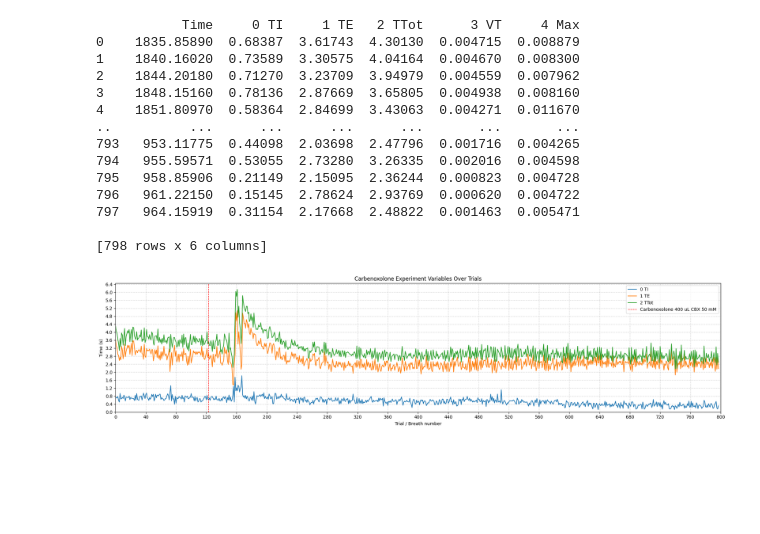
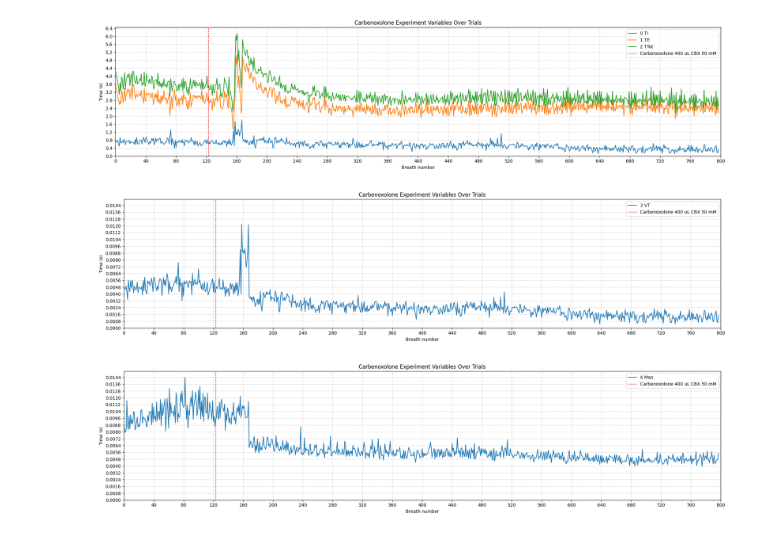
Before and after one commit to ashleighwalker/carbenoxolone, a Jupyter notebook: carbenoxolone analysis.ipynb, the cells around one changed output. Cells and saved outputs as stored; diff of their text form; code cells hidden in the pictures; blank space fills up the shorter version.

```diff
--- a/carbenoxolone analysis.ipynb
+++ b/carbenoxolone analysis.ipynb
@@ -9,44 +9,53 @@ csv_file = 'C:\\Users\\Ashle\\OneDrive\\Desktop\\Lab codes\\2025 data\\carbenoxo
 
 #Read CSV file
 data = pd.read_csv(csv_file) #reads the file
-print(data) #displays the data
+#print(data)
+
+#all scoring has been reviewed, graphs reflet true data
-# %% [output]
-           Time     0 TI     1 TE   2 TTot      3 VT     4 Max
-0    1835.85890  0.68387  3.61743  4.30130  0.004715  0.008879
-1    1840.16020  0.73589  3.30575  4.04164  0.004670  0.008300
-2    1844.20180  0.71270  3.23709  3.94979  0.004559  0.007962
-3    1848.15160  0.78136  2.87669  3.65805  0.004938  0.008160
-4    1851.80970  0.58364  2.84699  3.43063  0.004271  0.011670
-..          ...      ...      ...      ...       ...       ...
-793   953.11775  0.44098  2.03698  2.47796  0.001716  0.004265
-794   955.59571  0.53055  2.73280  3.26335  0.002016  0.004598
-795   958.85906  0.21149  2.15095  2.36244  0.000823  0.004728
-796   961.22150  0.15145  2.78624  2.93769  0.000620  0.004722
-797   964.15919  0.31154  2.17668  2.48822  0.001463  0.005471
-
-[798 rows x 6 columns]
 # %%
-variables = ['0 TI', '1 TE', '2 TTot']
+group1 = ['0 TI', '1 TE', '2 TTot']
+group2 = ['3 VT', '4 Max']
+
 x = range(len(data)) #x axis range
 
 plt.figure(figsize=(20, 5)) #figure size
 
-for var in variables:
+for var in group1:
     plt.plot(x, data[var], label=var)
 
 plt.grid(True, which='both', linestyle=':', linewidth=1, alpha=0.9)  # style
 plt.axvline(x=123, color='red', linestyle='--', linewidth=1, label='Carbenoxolone 400 uL CBX 50 mM')  #vertical line at breath 123 for the drug administration
 ax = plt.gca()
 ax.xaxis.set_major_locator(plt.MaxNLocator(20))
 ax.yaxis.set_major_locator(plt.MaxNLocator(20))
 plt.xlim([0,800]) # set x-axis limit
-plt.ylim(0, max(data[variables].max())*1.05)  # set y-axis limit
-plt.xlabel('Trial / Breath number')
+plt.ylim(0, max(data[group1].max())*1.05)  # set y-axis limit
+plt.xlabel('Breath number')
 plt.ylabel('Time (s)')  # all variables are in seconds
 plt.title('Carbenoxolone Experiment Variables Over Trials')
 plt.legend()
 plt.tight_layout()
+plt.show()
 
-plt.show()
+
+
+for var in group2:
+    plt.figure(figsize=(20, 5)) #figure size
+    plt.plot(x, data[var], label=var)
+    plt.grid(True, which='both', linestyle=':', linewidth=1, alpha=0.9)  # style
+    plt.axvline(x=123, color='red', linestyle='--', linewidth=1, label='Carbenoxolone 400 uL CBX 50 mM')  #vertical line at breath 123 for the drug administration
+    ax = plt.gca()
+    ax.xaxis.set_major_locator(plt.MaxNLocator(20))
+    ax.yaxis.set_major_locator(plt.MaxNLocator(20))
+    plt.xlim([0,800]) # set x-axis limit
+    plt.ylim(0, max(data[group2].max())*1.05)  # set y-axis limit
+    plt.xlabel('Breath number')
+    plt.ylabel('Time (s)')  # all variables are in seconds
+    plt.title('Carbenoxolone Experiment Variables Over Trials')
+    plt.legend()
+    plt.tight_layout()
+    plt.show()
 # %% [output]
 [figure]
+[figure, added]
+[figure, added]
```
Also changed, not shown: parts of 1 cell of this notebook.
